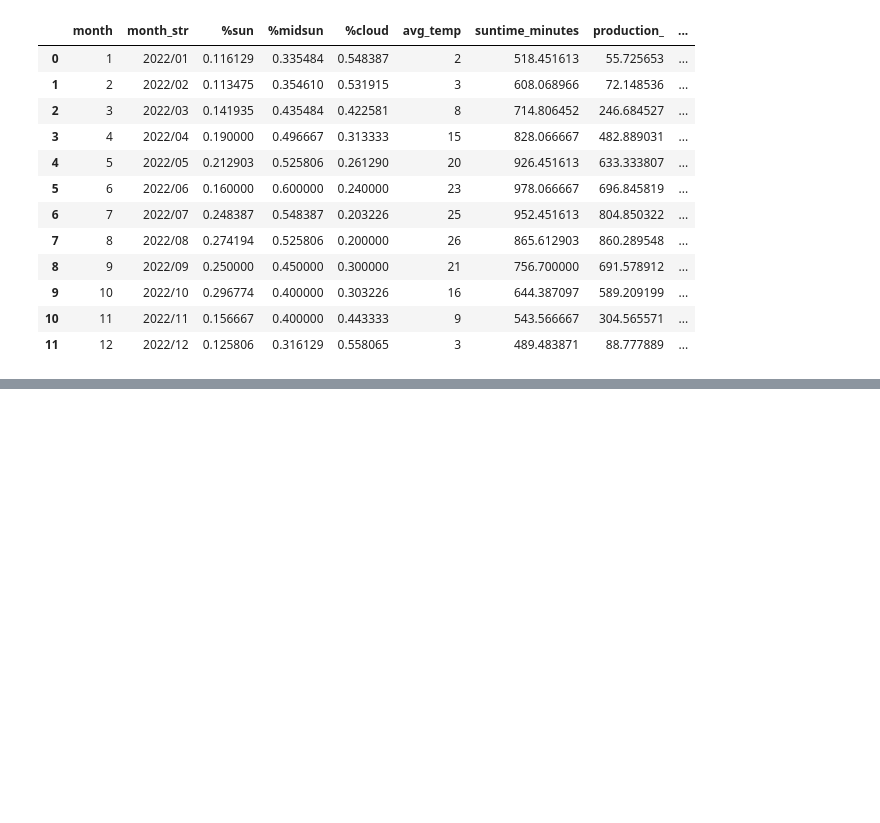
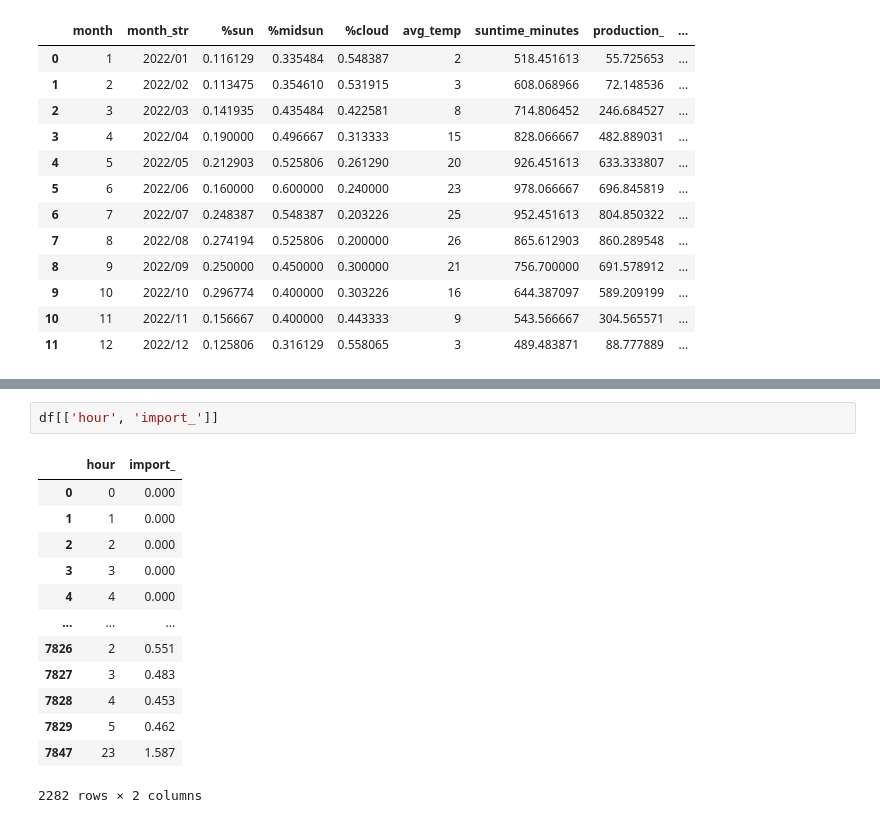
Before and after one commit to pka69/SolarEdge_Tauron_e-licznik_combine_data, a Jupyter notebook: easy_example.ipynb, the cells around one changed output, grey strips where cells are left out. Cells and saved outputs as stored; diff of their text form; blank space fills up the shorter version.

```diff
--- a/easy_example.ipynb
+++ b/easy_example.ipynb
@@ -92,0 +148,16 @@ projection_df
+# %%
+df[['hour', 'import_']]
+# %% [output]
+|  | hour | import_ |
+| 0 | 0 | 0.000 |
+| 1 | 1 | 0.000 |
+| 2 | 2 | 0.000 |
+| 3 | 3 | 0.000 |
+| 4 | 4 | 0.000 |
+| ... | ... | ... |
+| 7826 | 2 | 0.551 |
+| 7827 | 3 | 0.483 |
+| 7828 | 4 | 0.453 |
+| 7829 | 5 | 0.462 |
+| 7847 | 23 | 1.587 |
+2282 rows × 2 columns
```
Also changed, not shown: parts of 11 cells of this notebook, 6 other files.
